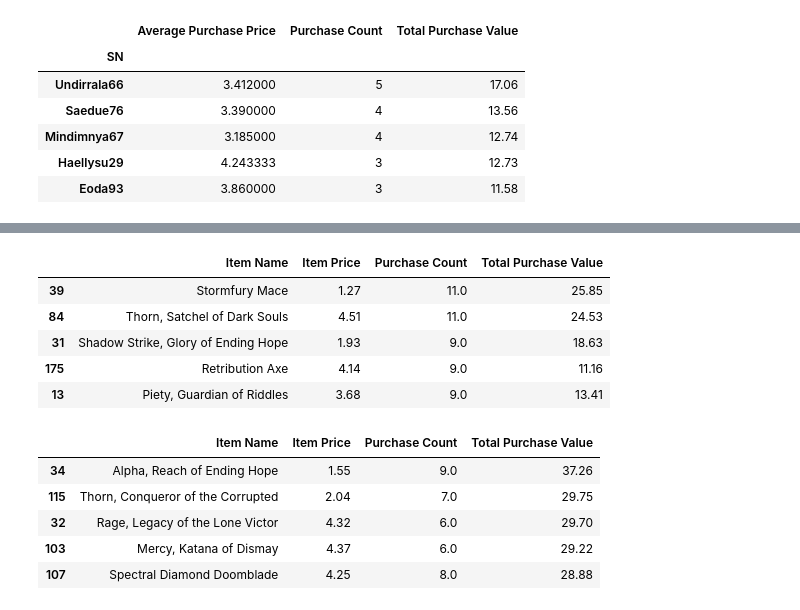
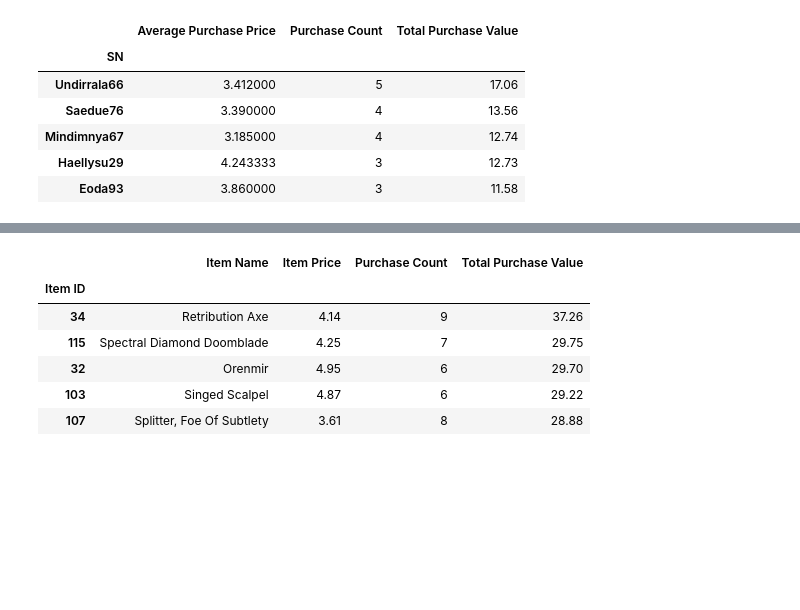
Before and after one commit to shipur/Pandas-PyMoli, a Jupyter notebook: HeroesOfPymoli/pymoli.ipynb, the cells around one changed output, grey strips where cells are left out. Saved outputs shown, nothing was run; the diff lists cells and outputs as text; code cells hidden in the pictures; blank space fills up the shorter version.

```diff
--- a/HeroesOfPymoli/pymoli.ipynb
+++ b/HeroesOfPymoli/pymoli.ipynb
@@ -168,0 +220,24 @@ sort_df.head()
+# %%
+# Most Popular Items
+#--------------------
+# Identify the 5 most popular items by purchase count, then list (in a table):
+# Item ID
+# Item Name
+# Purchase Count
+# Item Price
+# Total Purchase Value
+#------------------------------------------------------------------------------
+
+# Create a GroupBy object based upon "Item Name"
+groupby_ID = file_df.groupby(["Item ID"])
+count = groupby_ID["Item ID"].count()
+sum_item = groupby_ID["Price"].sum()
+price = sum_item/count
+
+new_df = pd.DataFrame({'Item Name':groupby_ID['Item Name'].max(),
+                       'Purchase Count' : count,
+                       'Item Price': price,
+                       'Total Purchase Value':sum_item})
+
+sort_df = new_df.sort_values(["Purchase Count"], ascending=False)
+sort_df.head()
@@ -169,55 +252,28 @@ sort_df.head()
 # %%
-# Most Popular Items
-#--------------------
-# Identify the 5 most popular items by purchase count, then list (in a table):
+# Most Profitable Items
+
+# Identify the 5 most profitable items by total purchase value, then list (in a table):
 # Item ID
 # Item Name
 # Purchase Count
 # Item Price
 # Total Purchase Value
-#------------------------------------------------------------------------------
 
 # Create a GroupBy object based upon "Item Name"
 groupby_ID = file_df.groupby(["Item ID"])
 
-new_df = pd.DataFrame({'Item Name':groupby_ID["Item Name"].head(),
-                       'Purchase Count' : groupby_ID["Item Name"].count(),
-                       'Item Price': groupby_ID["Price"].head(),
+new_df = pd.DataFrame({'Item Name':groupby_ID['Item Name'].max(),
+                       'Purchase Count' : groupby_ID["Item ID"].count(),
+                       'Item Price': price,
                        'Total Purchase Value':groupby_ID["Price"].sum()})
 
-sort_df = new_df.sort_values(["Purchase Count"], ascending=False)
+sort_df = new_df.sort_values(["Total Purchase Value"], ascending=False)
 sort_df.head()
 # %% [output]
 |  | Item Name | Item Price | Purchase Count | Total Purchase Value |
-| 39 | Stormfury Mace | 1.27 | 11.0 | 25.85 |
-| 84 | Thorn, Satchel of Dark Souls | 4.51 | 11.0 | 24.53 |
-| 31 | Shadow Strike, Glory of Ending Hope | 1.93 | 9.0 | 18.63 |
-| 175 | Retribution Axe | 4.14 | 9.0 | 11.16 |
-| 13 | Piety, Guardian of Riddles | 3.68 | 9.0 | 13.41 |
+| Item ID |  |  |  |  |
+| 34 | Retribution Axe | 4.14 | 9 | 37.26 |
+| 115 | Spectral Diamond Doomblade | 4.25 | 7 | 29.75 |
+| 32 | Orenmir | 4.95 | 6 | 29.70 |
+| 103 | Singed Scalpel | 4.87 | 6 | 29.22 |
+| 107 | Splitter, Foe Of Subtlety | 3.61 | 8 | 28.88 |
-# %%
-# Most Profitable Items
-
-# Identify the 5 most profitable items by total purchase value, then list (in a table):
-# Item ID
-# Item Name
-# Purchase Count
-# Item Price
-# Total Purchase Value
-
-# Create a GroupBy object based upon "Item Name"
-groupby_ID = file_df.groupby(["Item ID"])
-
-new_df = pd.DataFrame({'Item Name':groupby_ID["Item Name"].head(),
-                       'Purchase Count' : groupby_ID["Item Name"].count(),
-                       'Item Price': groupby_ID["Price"].head(),
-                       'Total Purchase Value':groupby_ID["Price"].sum()})
-
-sort_df = new_df.sort_values(["Total Purchase Value"], ascending=False)
-sort_df.head()
-# %% [output]
-|  | Item Name | Item Price | Purchase Count | Total Purchase Value |
-| 34 | Alpha, Reach of Ending Hope | 1.55 | 9.0 | 37.26 |
-| 115 | Thorn, Conqueror of the Corrupted | 2.04 | 7.0 | 29.75 |
-| 32 | Rage, Legacy of the Lone Victor | 4.32 | 6.0 | 29.70 |
-| 103 | Mercy, Katana of Dismay | 4.37 | 6.0 | 29.22 |
-| 107 | Spectral Diamond Doomblade | 4.25 | 8.0 | 28.88 |
```
Also changed, not shown: parts of 14 cells of this notebook.
